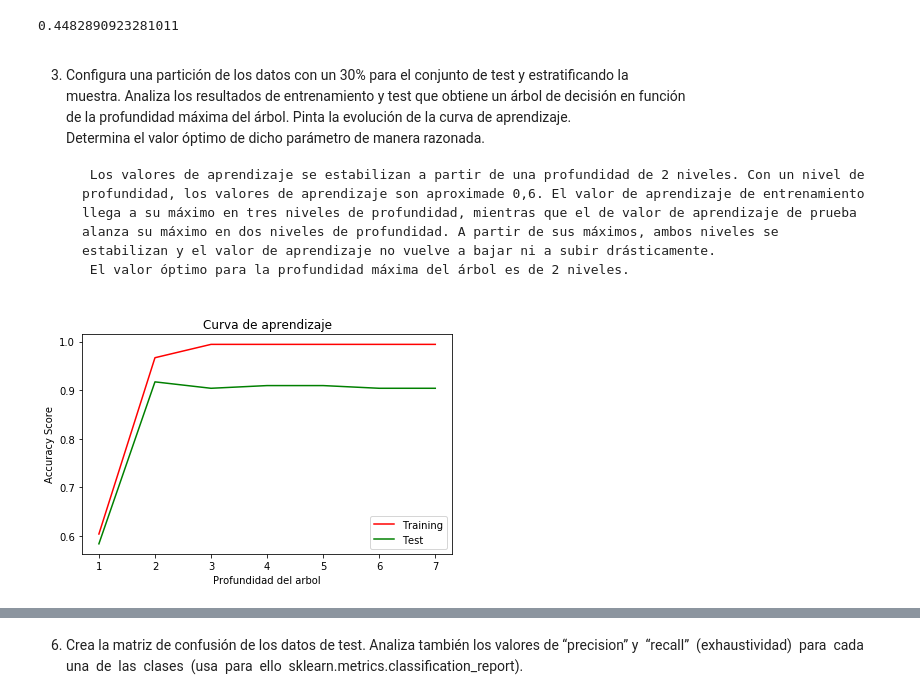
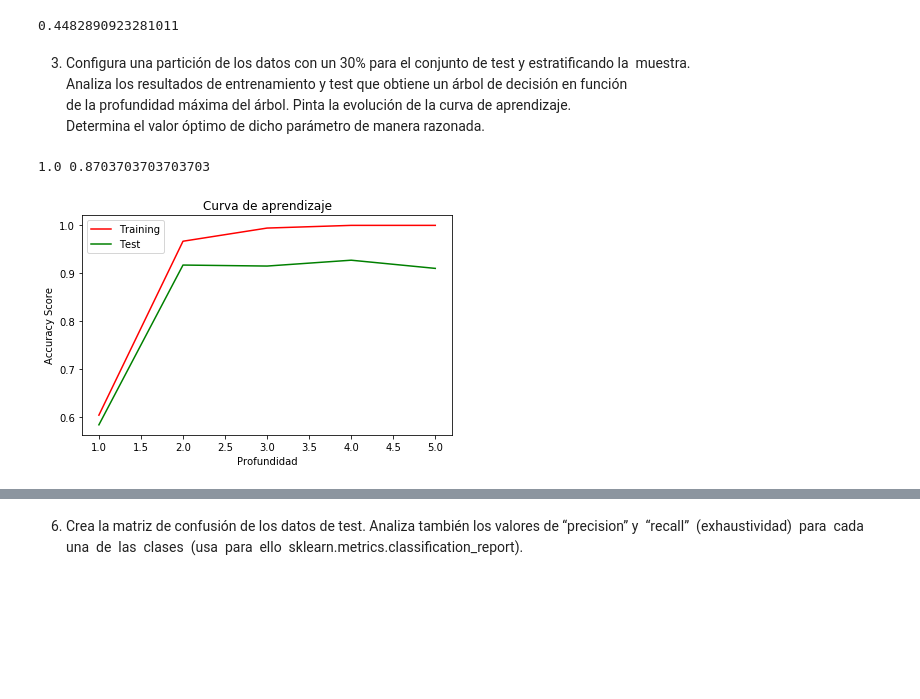
Before and after one commit to azohc/iarn, a Jupyter notebook: ClassifiedWine.ipynb, the cells around one changed output, grey strips where cells are left out. Cells and saved outputs as stored; diff of their text form; code cells hidden in the pictures; blank space fills up the shorter version.

```diff
--- a/ClassifiedWine.ipynb
+++ b/ClassifiedWine.ipynb
@@ -144,50 +145,61 @@ CON ESCALADO:
 [figure]
 0.4482890923281011
 # %% [markdown]
-3) Configura una partición de los datos con un 30% para el conjunto de test y estratificando la  muestra. Analiza los resultados de entrenamiento y test que obtiene un árbol de decisión en función de la profundidad máxima del árbol. Pinta la evolución de la curva de aprendizaje.  Determina el valor óptimo de dicho parámetro de manera razonada.
-
-        Los valores de aprendizaje se estabilizan a partir de una profundidad de 2 niveles. Con un nivel de profundidad, los valores de aprendizaje son aproximade 0,6. El valor de aprendizaje de entrenamiento llega a su máximo en tres niveles de profundidad, mientras que el de valor de aprendizaje de prueba alanza su máximo en dos niveles de profundidad. A partir de sus máximos, ambos niveles se estabilizan y el valor de aprendizaje no vuelve a bajar ni a subir drásticamente.
-        El valor óptimo para la profundidad máxima del árbol es de 2 niveles.
+3) Configura una partición de los datos con un 30% para el conjunto de test y estratificando la  muestra.   Analiza los resultados de entrenamiento y test que obtiene un árbol de decisión en función  de la profundidad máxima del árbol. Pinta la evolución de la curva de aprendizaje.  Determina el valor óptimo de dicho parámetro de manera razonada.
 # %%
 #Estratificacion
 #Problema de clasificacion: Significa que la proporcion de clases en cada parte sea similar.
 
+
+
 # Partimos el conjunto de datos en entrenamiento (70%) y prueba (30%)
+# random_state es la semilla del generador de números aleatorios. Normalmente no se establece pero
+# nosotros lo usamos para obtener siempre el mismo resultado.
 X_train, X_test, y_train, y_test = train_test_split(wine.data, wine.target, test_size=0.3, random_state=0)
+
+# Creamos y entrenamos el árbol de decisión
+clf = DecisionTreeClassifier()
+clf = clf.fit(X_train, y_train)
+
+# Calculamos la precisión del modelo de entrenamiento y de test
+train_accuracy = clf.score(X_train, y_train)
+test_accuracy = clf.score(X_test, y_test)
+print(train_accuracy, test_accuracy)
+
+
+
 
 # Validación cruzada dividiendo el conjunto de datos en 5 partes (folds)
 # cross_validate usa validación estratificada para problemas de clasificación binaria o multiclase
+
 train_accuracy = []
 test_accuracy = []
 
-max_depths = range(1, 8)
+max_depths = range(1, 6)
 for md in max_depths:
 
     # Entrenar y validar
-    clf = DecisionTreeClassifier(criterion="entropy",  # por defecto Gini pero podemos cambiar a entropía
-                             max_depth=md,           # profundidad máxima del árbol
-                             min_samples_split=5)  # mínimo de muestras en el nodo para seguir dividiéndolo
-    clf = clf.fit(X_train, y_train)
+    clf = DecisionTreeClassifier(criterion="entropy", max_depth=md, min_samples_split=2)
 
     # Validación cruzada dividiendo el conjunto de datos en 5 partes (folds)
     # cross_validate usa validación estratificada para problemas de clasificación binaria o multiclase
     scores = cross_validate(clf, wine.data, wine.target, scoring='accuracy', cv=10, return_train_score=True)
 
-    # Añadir puntuaciones a las listas
     train_accuracy.append(np.mean(scores['train_score']))
     test_accuracy.append(np.mean(scores['test_score']))
 
 # Draw lines
 plt.plot(max_depths, train_accuracy, color="r",  label="Training")
 plt.plot(max_depths, test_accuracy, color="g", label="Test")
 
 # Create plot
 plt.title("Curva de aprendizaje")
-plt.xlabel("Profundidad del arbol"), plt.ylabel("Accuracy Score"), plt.legend(loc="best")
+plt.xlabel("Profundidad"), plt.ylabel("Accuracy Score"), plt.legend(loc="best")
 plt.tight_layout()
 plt.show()
 # %% [output]
+1.0 0.8703703703703703
-[figure, old version]
+[figure, new version]
 # %% [markdown]
 4) Pinta el árbol de decisión óptimo que has encontrado y analiza lo siguiente:
 
```
Also changed, not shown: parts of 7 cells of this notebook, 3 other files.
